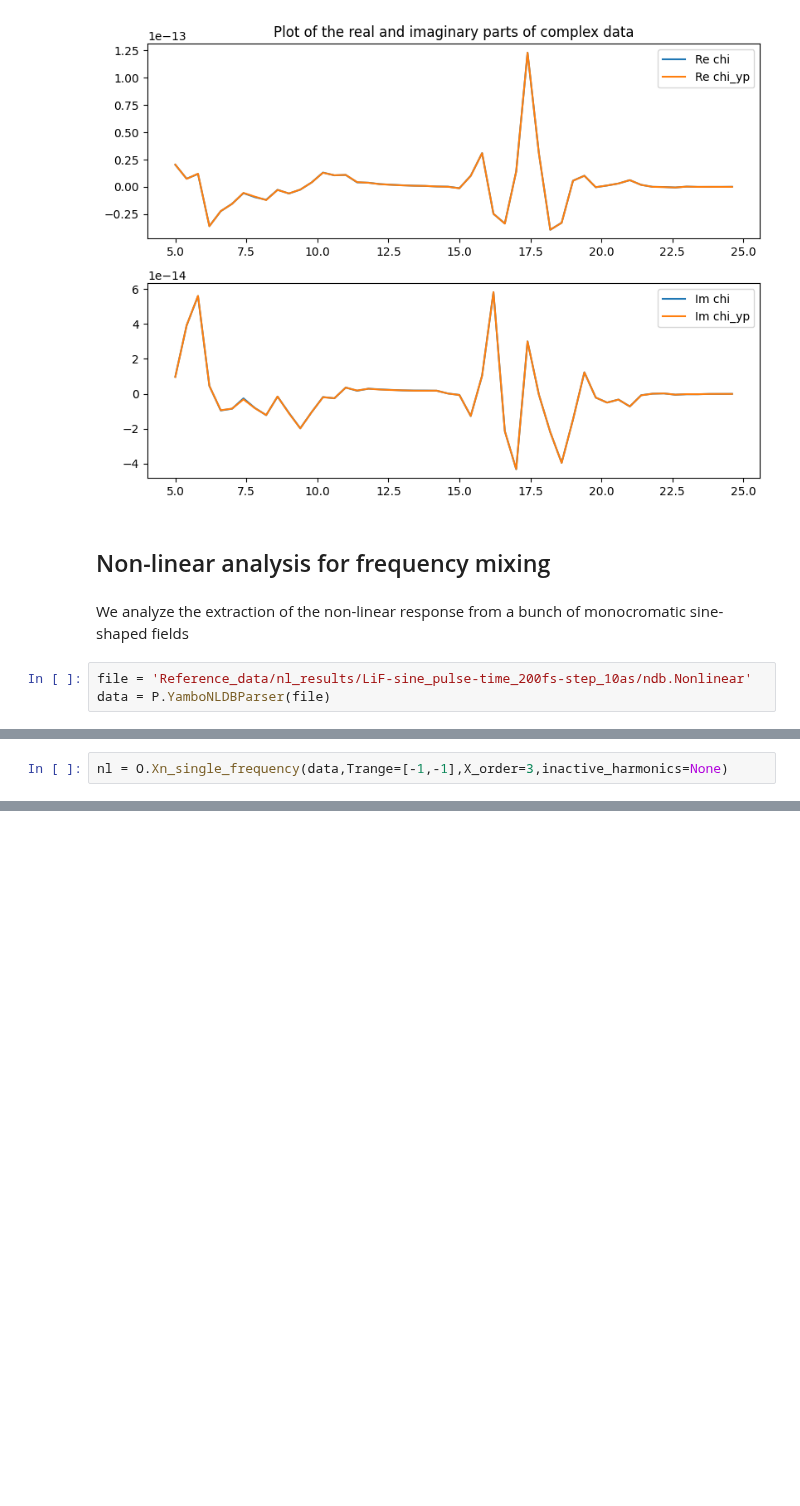
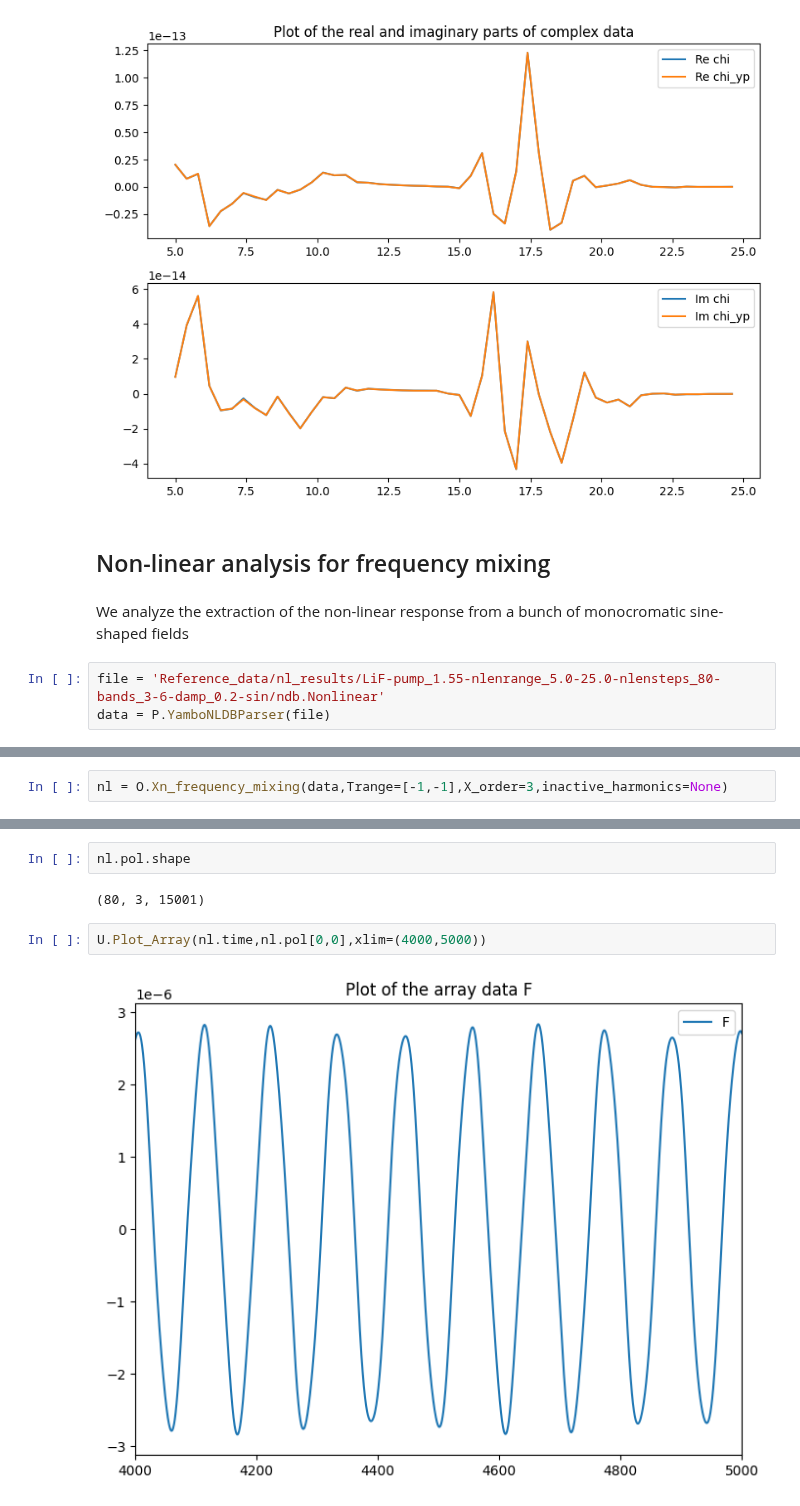
Before and after one commit to marcodalessandro76/MPPI, a Jupyter notebook: sphinx_source/tutorials/Analysis_Optics.ipynb, the cells around one changed output, grey strips where cells are left out. Saved outputs shown, nothing was run; the diff lists cells and outputs as text; blank space fills up the shorter version.

```diff
--- a/sphinx_source/tutorials/Analysis_Optics.ipynb
+++ b/sphinx_source/tutorials/Analysis_Optics.ipynb
@@ -167,6 +217,6 @@ U.Plot_ComplexArray(nl.fields_freqs*C.HaToeV,chi[harm,:,0],label='chi',data2=chi
 # %% [markdown]
 We analyze the extraction of the non-linear response from a bunch of monocromatic sine-shaped fields
 # %%
-file = 'Reference_data/nl_results/LiF-sine_pulse-time_200fs-step_10as/ndb.Nonlinear'
+file = 'Reference_data/nl_results/LiF-pump_1.55-nlenrange_5.0-25.0-nlensteps_80-bands_3-6-damp_0.2-sin/ndb.Nonlinear'
 data = P.YamboNLDBParser(file)
 # %% [output]
@@ -175,4 +224,4 @@ Field 2 not found
 Field 3 not found
 # %%
-nl = O.Xn_single_frequency(data,Trange=[-1,-1],X_order=3,inactive_harmonics=None)
+nl = O.Xn_frequency_mixing(data,Trange=[-1,-1],X_order=3,inactive_harmonics=None)
 # %% [output]
@@ -187,0 +276,8 @@ Dephasing time: 3265.3660079999995 au 78.98542721355673 fs
+# %%
+nl.pol.shape
+# %% [output]
+(80, 3, 15001)
+# %%
+U.Plot_Array(nl.time,nl.pol[0,0],xlim=(4000,5000))
+# %% [output]
+[figure, added]
```
Also changed, not shown: parts of 12 cells of this notebook, 4 other files.
